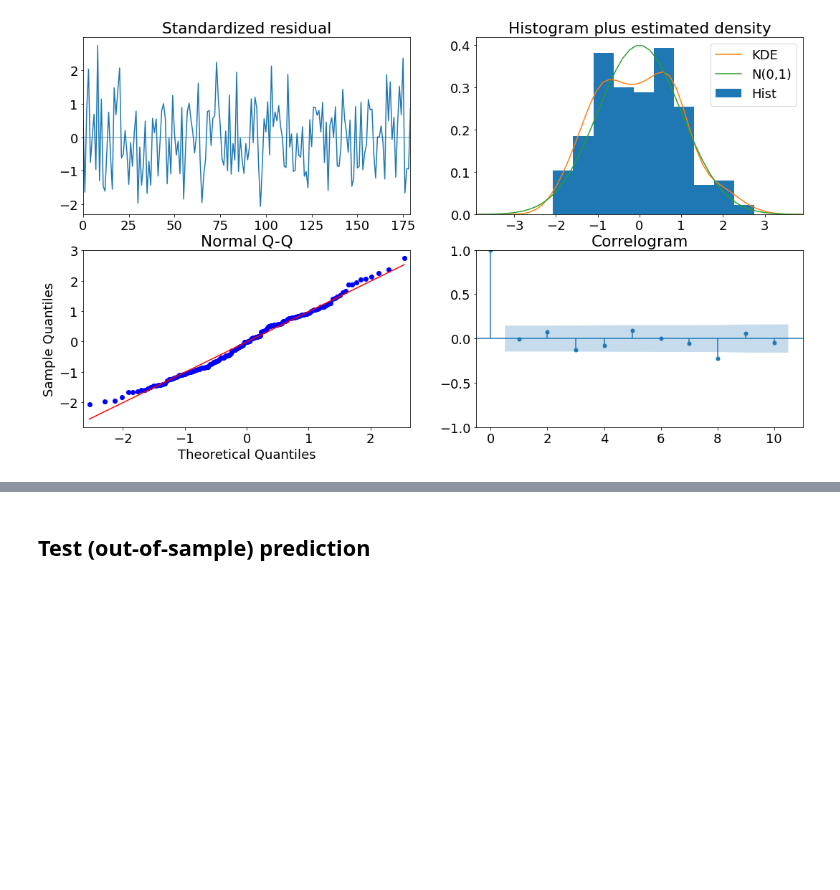
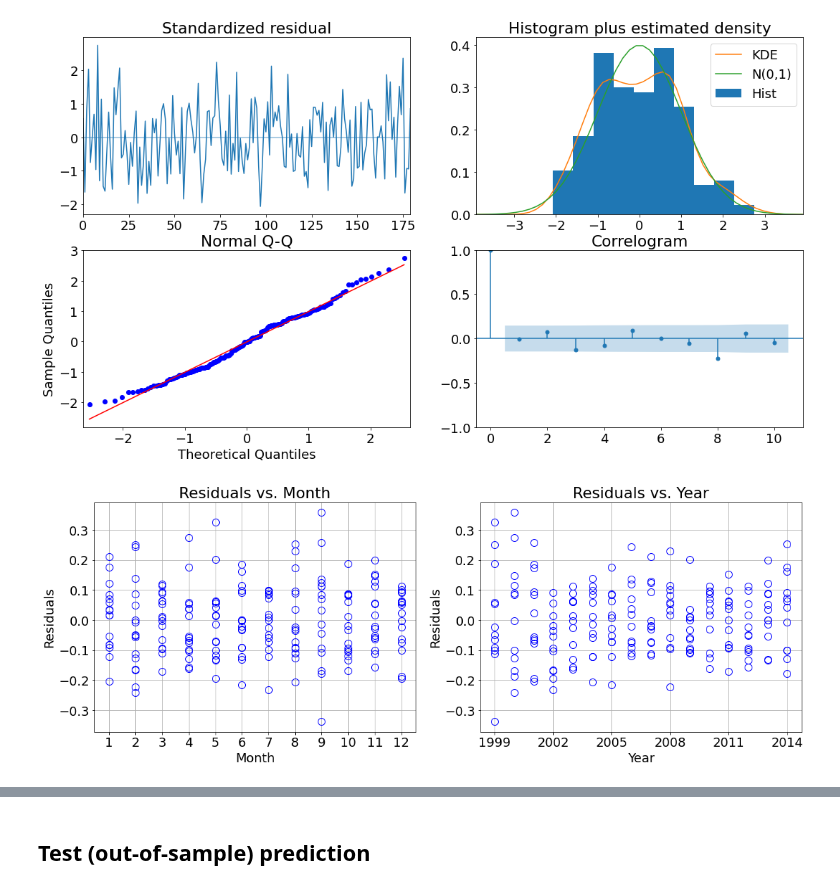
Before and after one commit to Owerre/Time-Series-Forecasting, a Jupyter notebook: fatality-forecast/notebooks/03-auto_arima.ipynb, the cells around one changed output, grey strips where cells are left out. Drawn from its saved outputs; the diff is of its cells as text; code cells hidden in the pictures; blank space fills up the shorter version.

```diff
--- a/fatality-forecast/notebooks/03-auto_arima.ipynb
+++ b/fatality-forecast/notebooks/03-auto_arima.ipynb
@@ -159,3 +161,29 @@ sarimax.plot_diagnostics(figsize=(18,10))
 plt.show()
 # %% [output]
 [figure]
+# %%
+# training set residual
+tresid = sarimax.resid()
+tresid.index = y_train.index
+
+plt.figure(figsize = (18,6))
+plt.subplot(121)
+plt.plot(tresid.index.month, tresid, color = 'b', marker = 'o', markerfacecolor = 'none',
+         linestyle = '', markersize=10)
+plt.grid(True)
+plt.xlabel('Month')
+plt.ylabel('Residuals')
+plt.xticks(np.arange(1,13,1))
+plt.title('Residuals vs. Month')
+
+plt.subplot(122)
+plt.plot(tresid.index.year, tresid, color = 'b', marker = 'o', markerfacecolor = 'none',
+         linestyle = '', markersize=10)
+plt.grid(True)
+plt.xlabel('Year')
+plt.ylabel('Residuals')
+plt.xticks(np.arange(1999,2015,3))
+plt.title('Residuals vs. Year')
+plt.show()
+# %% [output]
+[figure, added]
```
Also changed, not shown: parts of 3 cells of this notebook.
